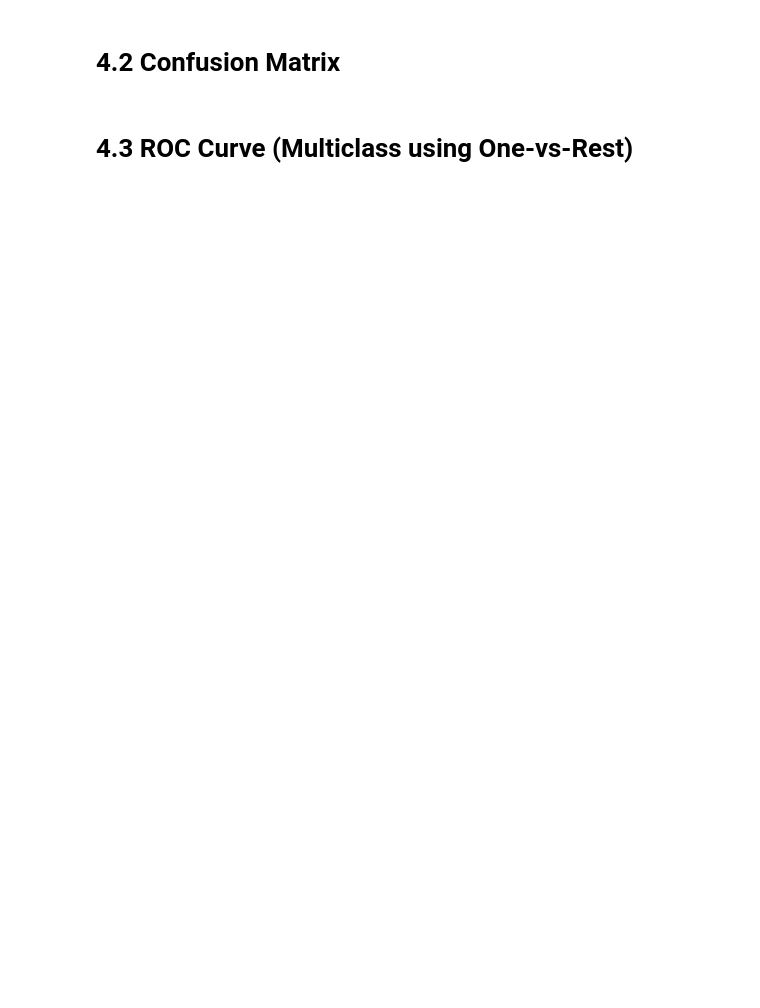
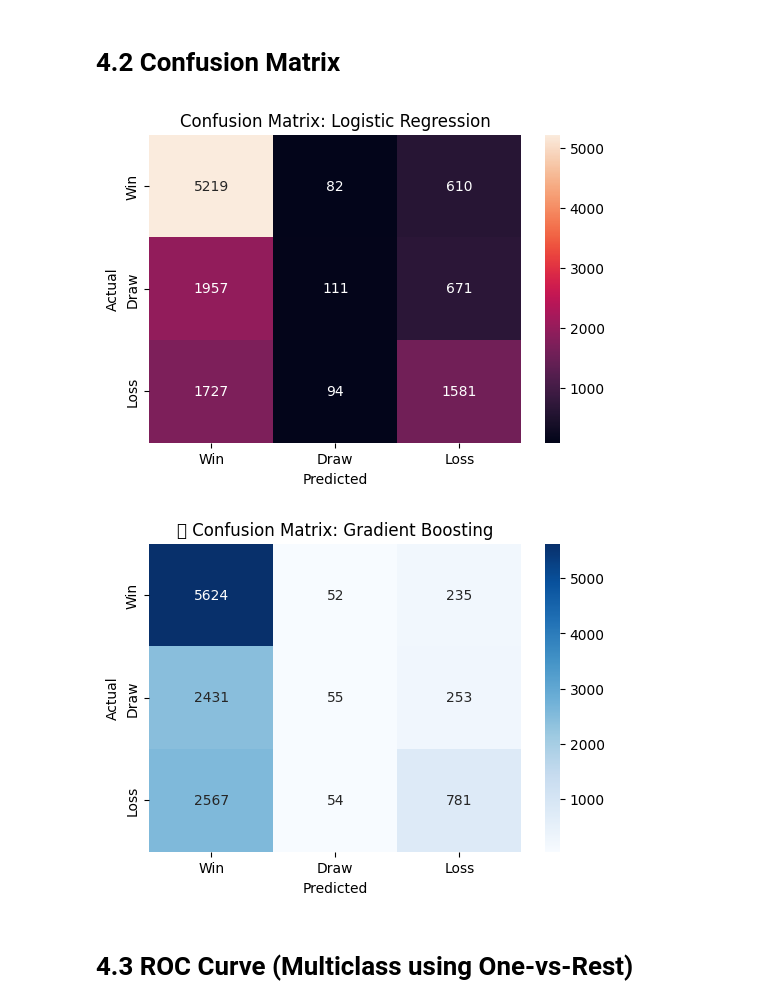
Before and after one commit to Leemisa/ML-Classification-Project, a Jupyter notebook: my_notebook.ipynb, the cells around one changed output. Drawn from its saved outputs; the diff is of its cells as text; code cells hidden in the pictures; blank space fills up the shorter version.

```diff
--- a/my_notebook.ipynb
+++ b/my_notebook.ipynb
@@ -283,12 +312,31 @@ print("\n🟢 Gradient Boosting Classification Report:\n", classification_report
 # %%
 # Confusion Matrix for Logistic
 cm_lr = confusion_matrix(y_test, y_pred_lr, labels=['Win', 'Draw', 'Loss'])
 
 plt.figure(figsize=(6, 4))
 sns.heatmap(cm_lr, annot=True, fmt='d', xticklabels=['Win', 'Draw', 'Loss'], yticklabels=['Win', 'Draw', 'Loss'])
-plt.title("🔵 Confusion Matrix: Logistic Regression")
+plt.title("Confusion Matrix: Logistic Regression")
 plt.ylabel("Actual"); plt.xlabel("Predicted")
 plt.show()
+
+
+# Generate confusion matrix for Gradient Boosting
+cm_gb = confusion_matrix(y_test, y_pred_gb, labels=['Win', 'Draw', 'Loss'])
+
+# Plot it
+plt.figure(figsize=(6, 4))
+sns.heatmap(cm_gb, annot=True, fmt='d',
+            xticklabels=['Win', 'Draw', 'Loss'],
+            yticklabels=['Win', 'Draw', 'Loss'],
+            cmap='Blues')
+
+plt.title("🌲 Confusion Matrix: Gradient Boosting")
+plt.xlabel("Predicted")
+plt.ylabel("Actual")
+plt.show()
+# %% [output]
+[figure, added]
+[figure, added]
 # %% [markdown]
 # 4.3 ROC Curve (Multiclass using One-vs-Rest)
 # %%
```
Also changed, not shown: parts of 5 cells of this notebook.
